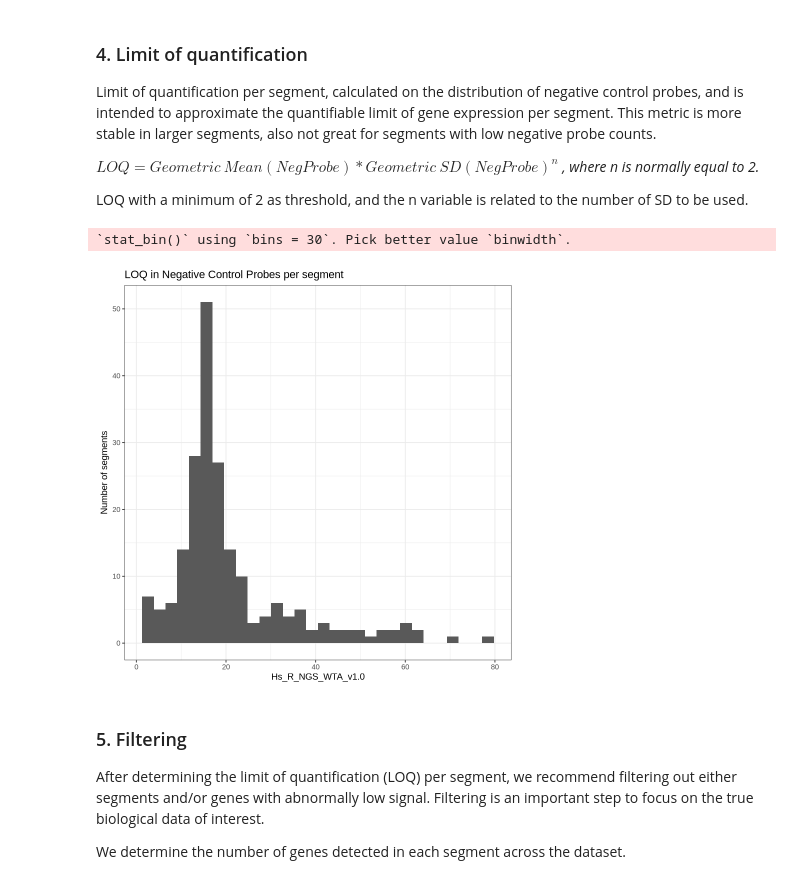
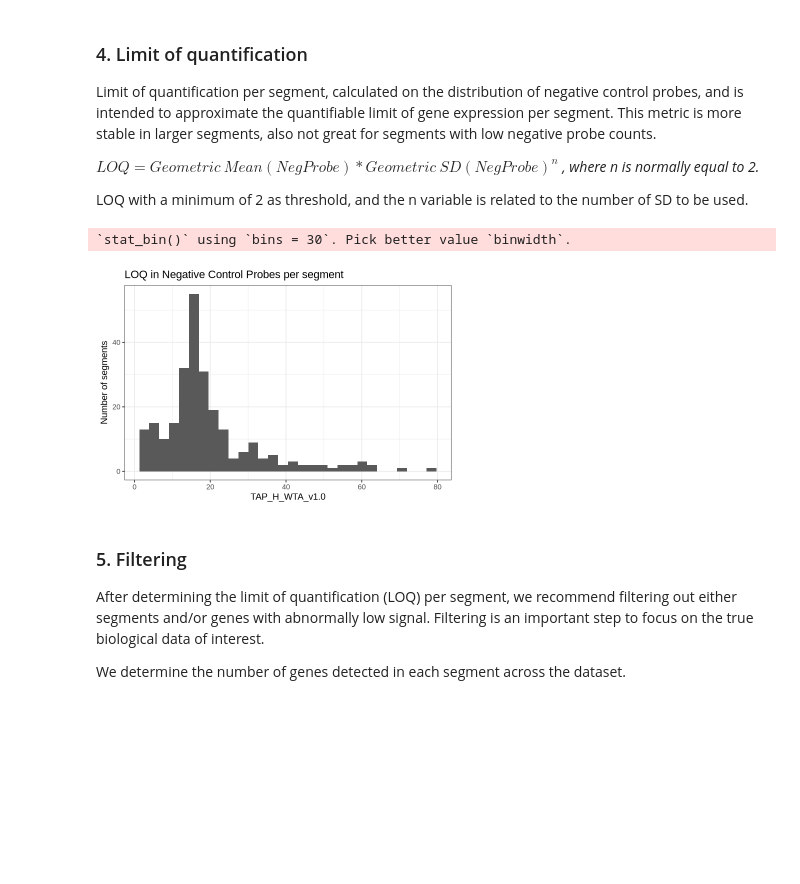
Before and after one commit to CRI-Biocore/Spatial_Transcriptomics_GeoMx_CosMx_2026, a Jupyter notebook: GeoMx/codes/1_geomx_setup_qc.ipynb, the cells around one changed output. Cells and saved outputs as stored; diff of their text form; code cells hidden in the pictures; blank space fills up the shorter version.

```diff
--- a/GeoMx/codes/1_geomx_setup_qc.ipynb
+++ b/GeoMx/codes/1_geomx_setup_qc.ipynb
@@ -282,8 +318,8 @@ QC_params =
          percentSaturation = 50, # Minimum sequencing saturation (50%)
          minNegativeCount = 1.2,   # Minimum negative control counts (10)
          maxNTCCount = 10000,     # Maximum counts observed in NTC well (10000) -> Upper limit
-         minNuclei = 50,       # Minimum # of nuclei estimated (100)
-         minArea = 5000          # Minimum area of segment (1000) - Obligatory, otherwise it sets to a default threshold
+         minNuclei = 20,       # Minimum # of nuclei estimated (100)
+         minArea = 1000          # Minimum area of segment (1000) - Obligatory, otherwise it sets to a default threshold
 )
 
 geomxdt = setSegmentQCFlags(geomxdt,  qcCutoffs = QC_params)
@@ -465,3 +504,8 @@ In this case, the initial data set went from 235 segments to 211.
+# %%
+## Filter remove any Not Template Control segments.
+ix = pData(geomxdt)$expected_neg == 0
+geomxdt <- geomxdt[,ix]
+QCResults <- QCResults[ix,]
 # %%
 dim(geomxdt)
 
@@ -576,11 +620,13 @@ for(module in modules) {
 pData(target_data)$LOQ = LOQ
 pData(target_data)$segment_name = rownames(pData(target_data))
 # %%
-ggplot(pData(target_data)$LOQ, aes(x = Hs_R_NGS_WTA_v1.0)) + geom_histogram() + theme_bw() +
+options(repr.plot.width = 6, repr.plot.height = 4)
+
+ggplot(pData(target_data)$LOQ, aes(x = TAP_H_WTA_v1.0)) + geom_histogram() + theme_bw() +
   labs(y = 'Number of segments', title = 'LOQ in Negative Control Probes per segment')
 # %% [output]
 `stat_bin()` using `bins = 30`. Pick better value `binwidth`.
-[figure, old version]
+[figure, new version]
 # %% [markdown]
 ### 5. Filtering
 
```
Also changed, not shown: parts of 35 cells of this notebook, 4 other files.
